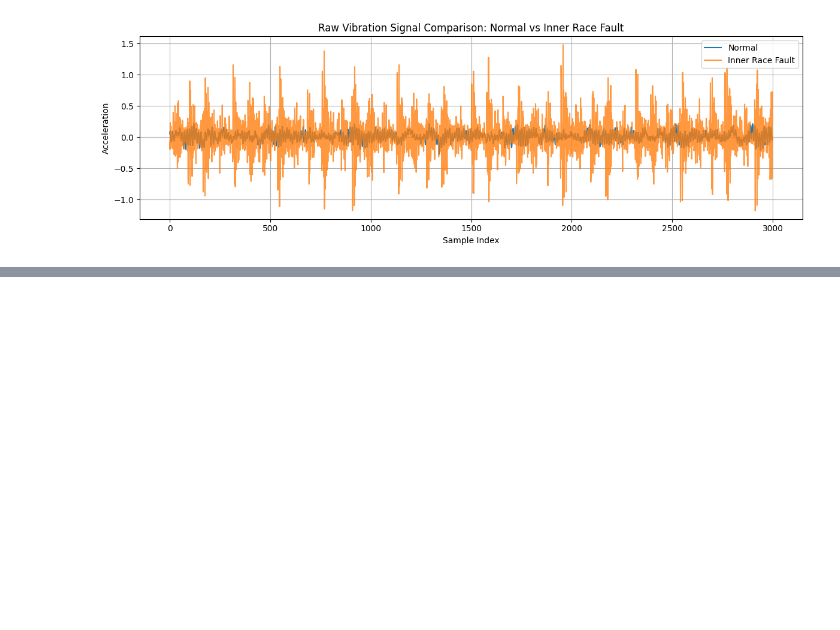
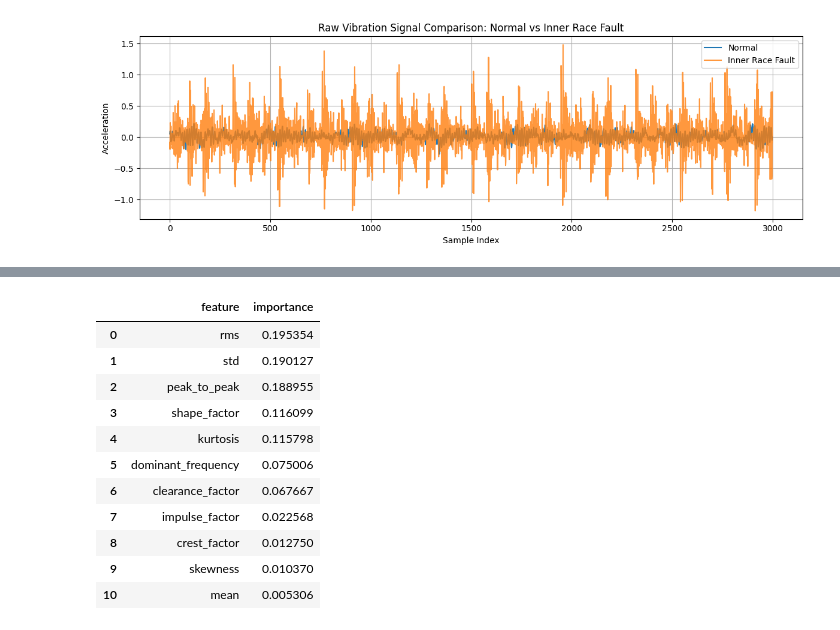
Before and after one commit to ThomasBainbridge/bearing-condition-monitor, a Jupyter notebook: notebooks/01_dataset_exploration.ipynb, the cells around one changed output, grey strips where cells are left out. Cells and saved outputs as stored; diff of their text form; code cells hidden in the pictures; blank space fills up the shorter version.

```diff
--- a/notebooks/01_dataset_exploration.ipynb
+++ b/notebooks/01_dataset_exploration.ipynb
@@ -386,0 +722,24 @@ save_model(rf_model, "rf_load012_test3.joblib")
+# %%
+rf_feature_importance_df = (
+    pd.DataFrame({
+        "feature": DEFAULT_FEATURE_COLUMNS,
+        "importance": rf_model.feature_importances_,
+    })
+    .sort_values("importance", ascending=False)
+    .reset_index(drop=True)
+)
+
+rf_feature_importance_df
+# %% [output]
+|  | feature | importance |
+| 0 | rms | 0.195354 |
+| 1 | std | 0.190127 |
+| 2 | peak_to_peak | 0.188955 |
+| 3 | shape_factor | 0.116099 |
+| 4 | kurtosis | 0.115798 |
+| 5 | dominant_frequency | 0.075006 |
+| 6 | clearance_factor | 0.067667 |
+| 7 | impulse_factor | 0.022568 |
+| 8 | crest_factor | 0.012750 |
+| 9 | skewness | 0.010370 |
+| 10 | mean | 0.005306 |
```
Also changed, not shown: parts of 48 cells of this notebook, 2 other files.
